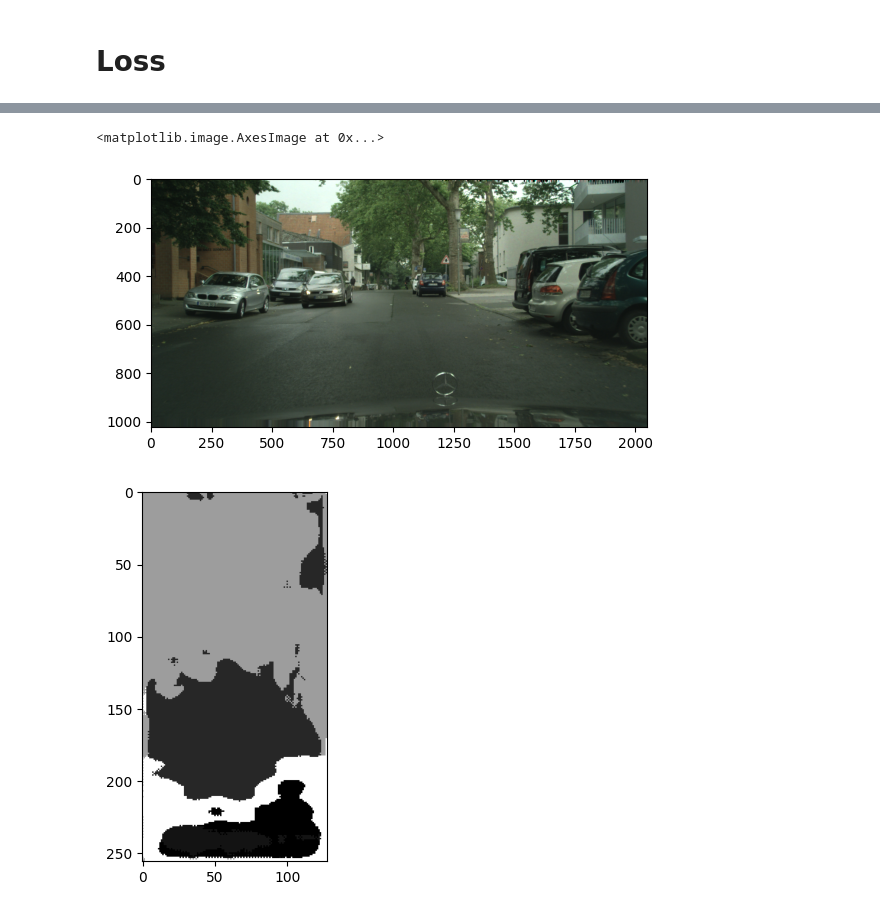
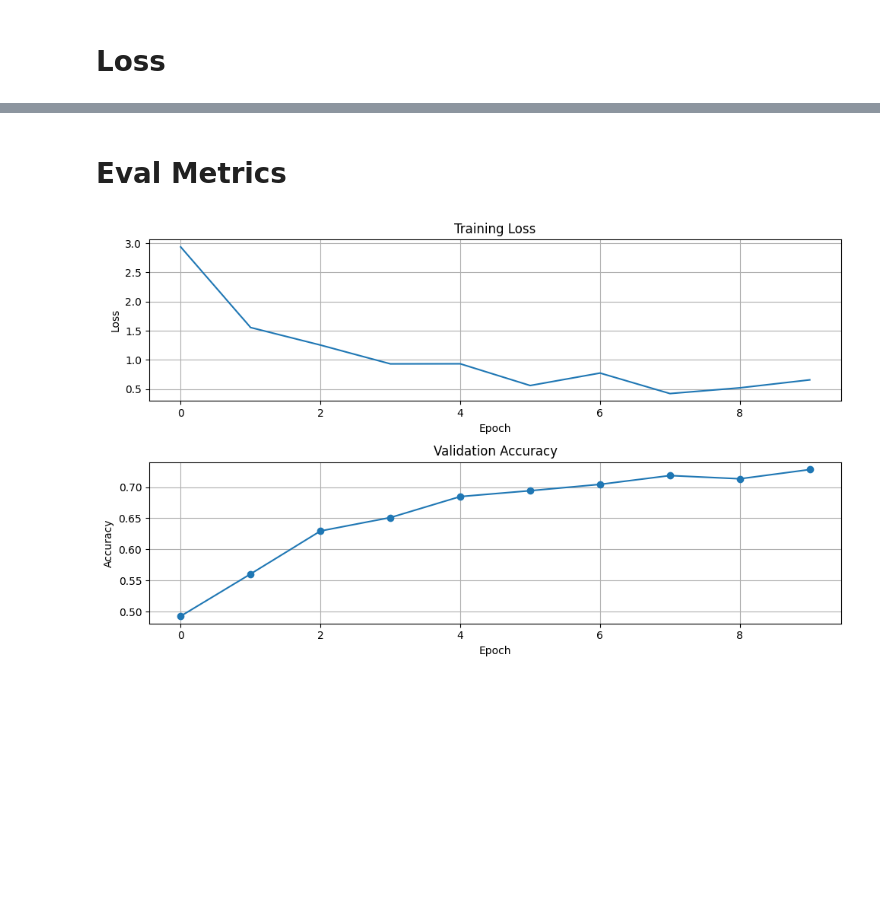
Before and after one commit to ahmedoy/CitySegmentation, a Jupyter notebook: Unet.ipynb, the cells around one changed output, grey strips where cells are left out. Cells and saved outputs as stored; diff of their text form; code cells hidden in the pictures; blank space fills up the shorter version.

Commit message:
Kaggle Notebook | Cityscapes Starter Code | Trained Model Version 1

```diff
--- a/Unet.ipynb
+++ b/Unet.ipynb
@@ -855,23 +965,0 @@ torch.save(model.state_dict(), model_path)
-# %%
-from torchvision import transforms
-from PIL import Image
-
-# Define the transformations (resize to match model input, convert to tensor, etc.)
-transform = transforms.Compose([
-    transforms.Resize((256, 128)),  # Resize to the input size expected by U-Net
-    transforms.ToTensor(),  # Convert image to a PyTorch tensor
-])
-
-# Load and preprocess the input image
-image_path = '/kaggle/input/images/test/bochum/bochum_000000_028297_leftImg8bit.png'
-image = Image.open(image_path).convert('RGB')  # Open image and convert to RGB
-input_image = transform(image).unsqueeze(0)  # Add batch dimension
-
-# Move the image to the appropriate device (CPU or GPU)
-device = torch.device('cuda' if torch.cuda.is_available() else 'cpu')
-input_image = input_image.to(device)
-model = model.to(device)
-plt.imshow(image)
-# %% [output]
-<matplotlib.image.AxesImage at 0x...>
-[figure, removed]
@@ -889,16 +965,0 @@ predicted_mask = torch.argmax(output, dim=1).squeeze(0)  # For multi-class segme
-# %%
-import numpy as np
-import matplotlib.pyplot as plt
-
-# Convert the tensor to a NumPy array
-predicted_mask = predicted_mask.cpu().numpy()
-
-# Visualize the predicted mask
-plt.imshow(predicted_mask, cmap='gray')  # Assuming a grayscale mask
-plt.show()
-
-# Save the predicted mask
-predicted_mask_image = Image.fromarray((predicted_mask * 255).astype(np.uint8))
-# predicted_mask_image.save('predicted_mask.png')
-# %% [output]
-[figure, removed]
@@ -908,0 +966,2 @@ predicted_mask_image = Image.fromarray((predicted_mask * 255).astype(np.uint8))
+# %% [markdown]
+# Eval Metrics
@@ -908,0 +985,25 @@ predicted_mask_image = Image.fromarray((predicted_mask * 255).astype(np.uint8))
+# %%
+#TODO : Plot losses and metrics graphs
+# Plot Losses and Validation Accuracy
+plt.figure(figsize=(10, 6))
+
+# Plot Losses
+
+plt.subplot(2, 1, 1)
+plt.plot(range(len(losses[::500])), losses[::500])
+plt.title('Training Loss')
+plt.xlabel('Epoch')
+plt.ylabel('Loss')
+plt.grid(True)
+
+plt.subplot(2, 1, 2)
+plt.plot(range(len(val_acc)), val_acc, marker='o')
+plt.title('Validation Accuracy')
+plt.xlabel('Epoch')
+plt.ylabel('Accuracy')
+plt.grid(True)
+
+plt.tight_layout()
+plt.show()
+# %% [output]
+[figure, added]
```
Also changed, not shown: parts of 16 cells of this notebook.
